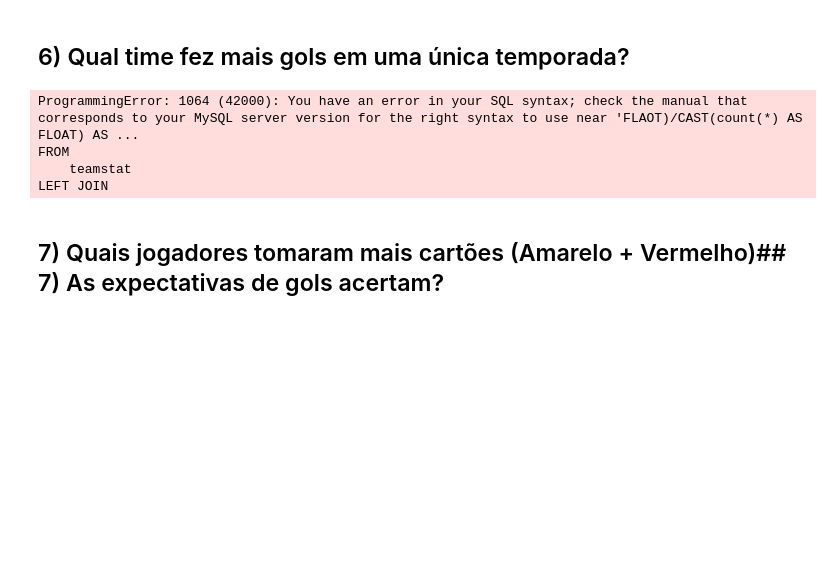
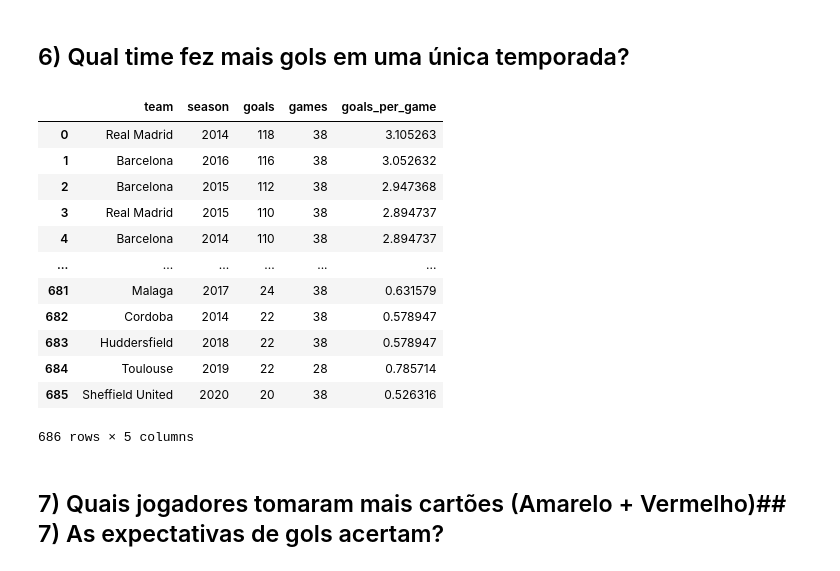
Before and after one commit to ciencia-dados-ifsp-grupo5/FootbalDatabase, a Jupyter notebook: notebooks/FootballDatabase_analysis.ipynb, the cells around one changed output. Drawn from its saved outputs; the diff is of its cells as text; code cells hidden in the pictures; blank space fills up the shorter version.

```diff
--- a/notebooks/FootballDatabase_analysis.ipynb
+++ b/notebooks/FootballDatabase_analysis.ipynb
@@ -418,27 +433,36 @@ exec_query(question_5)
 # %%
 question_6 = '''
 SELECT
     team.name AS team,
     season,
     SUM(goals) AS goals,
     COUNT(*) AS games,
-    CAST(SUM(goals) AS FLAOT)/CAST(count(*) AS FLOAT) AS goals_per_game
+    CAST(SUM(goals) AS FLOAT)/CAST(count(*) AS FLOAT) AS goals_per_game
 FROM
     teamstat
 LEFT JOIN
     team ON teamstat.teamID = team.teamID
 GROUP BY
     team,
     season
 ORDER BY
     goals DESC
 '''
 exec_query(question_6)
 # %% [output]
+|  | team | season | goals | games | goals_per_game |
+| 0 | Real Madrid | 2014 | 118 | 38 | 3.105263 |
+| 1 | Barcelona | 2016 | 116 | 38 | 3.052632 |
+| 2 | Barcelona | 2015 | 112 | 38 | 2.947368 |
+| 3 | Real Madrid | 2015 | 110 | 38 | 2.894737 |
+| 4 | Barcelona | 2014 | 110 | 38 | 2.894737 |
+| ... | ... | ... | ... | ... | ... |
+| 681 | Malaga | 2017 | 24 | 38 | 0.631579 |
+| 682 | Cordoba | 2014 | 22 | 38 | 0.578947 |
+| 683 | Huddersfield | 2018 | 22 | 38 | 0.578947 |
+| 684 | Toulouse | 2019 | 22 | 28 | 0.785714 |
+| 685 | Sheffield United | 2020 | 20 | 38 | 0.526316 |
-ProgrammingError: 1064 (42000): You have an error in your SQL syntax; check the manual that corresponds to your MySQL server version for the right syntax to use near 'FLAOT)/CAST(count(*) AS FLOAT) AS ...
-FROM
-    teamstat
-LEFT JOIN
+686 rows × 5 columns
 # %% [markdown]
 ## 7) Quais jogadores tomaram mais cartões (Amarelo + Vermelho)## 7) As expectativas de gols acertam?
 # %%
```
Also changed, not shown: parts of 2 cells of this notebook.
